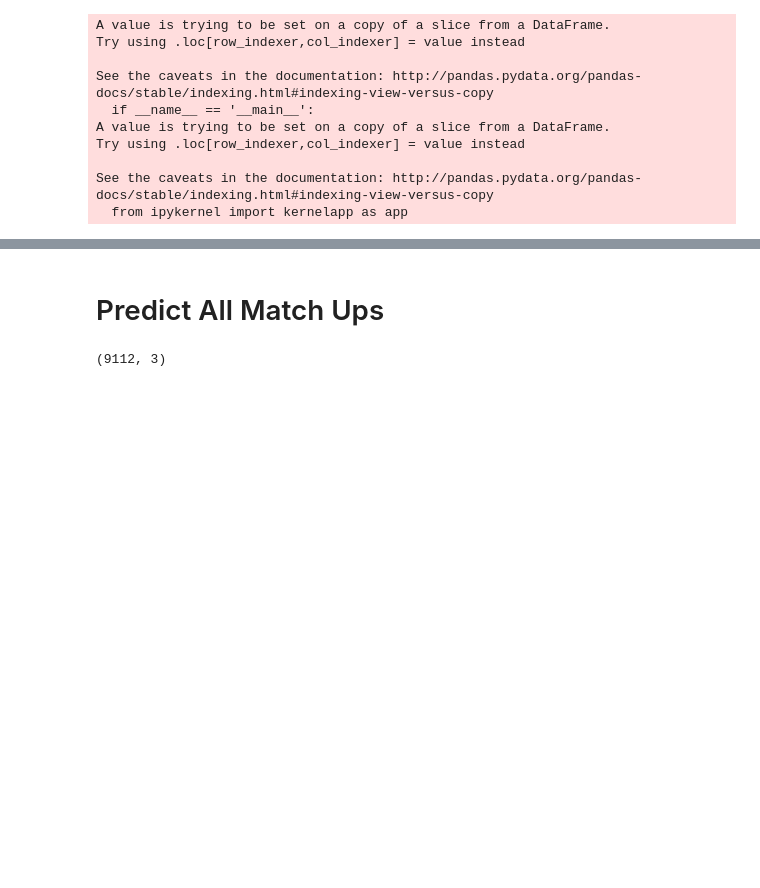
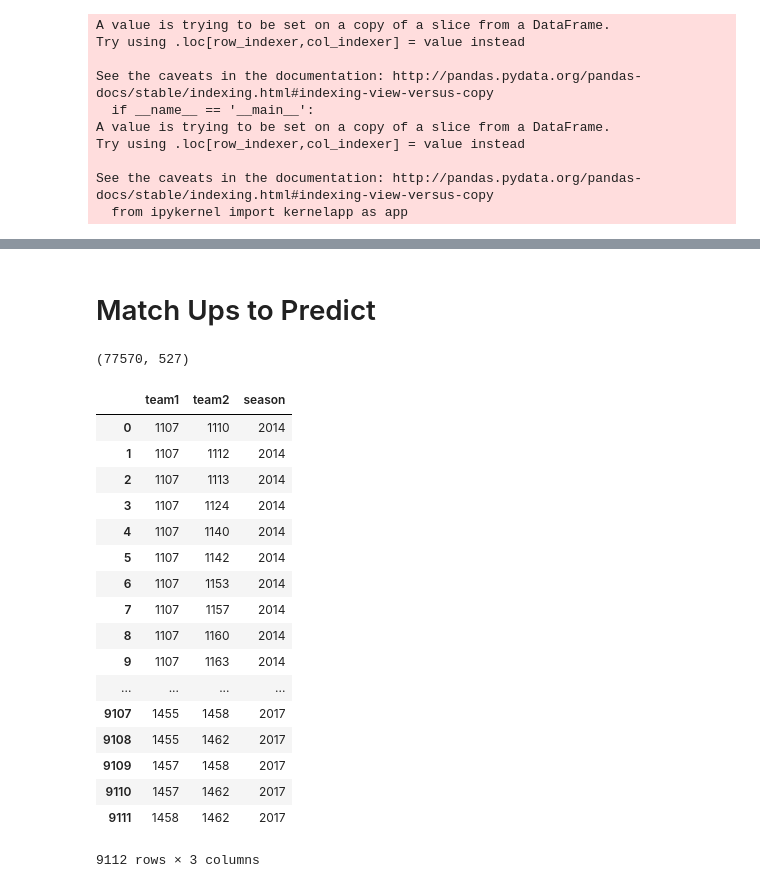
Before and after one commit to codybraun/ncaa, a Jupyter notebook: Data Cleaning.ipynb, the cells around one changed output, grey strips where cells are left out. Cells and saved outputs as stored; diff of their text form; code cells hidden in the pictures; blank space fills up the shorter version.

```diff
--- a/Data Cleaning.ipynb
+++ b/Data Cleaning.ipynb
@@ -163,6 +107,0 @@ for column in ['Score','NumOT', 'FGM', 'FGA', 'FGM3', 'FGA3', 'FTM', 'FTA', 'OR'
-# %%
-x = full_df.drop(["WTeamID","LTeamID","Team1Wins"], axis=1)
-x_train = x[x["Season"] != 2014]
-y_train = y[y["Season"] != 2014]
-x_test = x[x["Season"] == 2014]
-y_test = y[y["Season"] == 2014]
@@ -179,5 +129,5 @@ LogisticRegression(C=1.0, class_weight=None, dual=False, fit_intercept=True,
 # %% [markdown]
-# Predict All Match Ups
+# Match Ups to Predict
 # %%
 pairs_to_predict = pd.read_csv("../ncaa_data/SampleSubmissionStage1.csv")["ID"].str.split("_")
 seasons = pairs_to_predict.apply(lambda x: int(x[0]))
@@ -188,7 +138,28 @@ tourney_matchups = pd.DataFrame()
 tourney_matchups["team1"] = team1
 tourney_matchups["team2"] = team2
 tourney_matchups["season"] = seasons
+# %%
+full_df.shape
+# %% [output]
+(77570, 527)
 # %%
-tourney_matchups.shape
+tourney_matchups
 # %% [output]
+|  | team1 | team2 | season |
+| 0 | 1107 | 1110 | 2014 |
+| 1 | 1107 | 1112 | 2014 |
+| 2 | 1107 | 1113 | 2014 |
+| 3 | 1107 | 1124 | 2014 |
+| 4 | 1107 | 1140 | 2014 |
+| 5 | 1107 | 1142 | 2014 |
+| 6 | 1107 | 1153 | 2014 |
+| 7 | 1107 | 1157 | 2014 |
+| 8 | 1107 | 1160 | 2014 |
+| 9 | 1107 | 1163 | 2014 |
+| ... | ... | ... | ... |
+| 9107 | 1455 | 1458 | 2017 |
+| 9108 | 1455 | 1462 | 2017 |
+| 9109 | 1457 | 1458 | 2017 |
+| 9110 | 1457 | 1462 | 2017 |
+| 9111 | 1458 | 1462 | 2017 |
-(9112, 3)
+9112 rows × 3 columns
```
Also changed, not shown: parts of 36 cells of this notebook, 1 other file.
